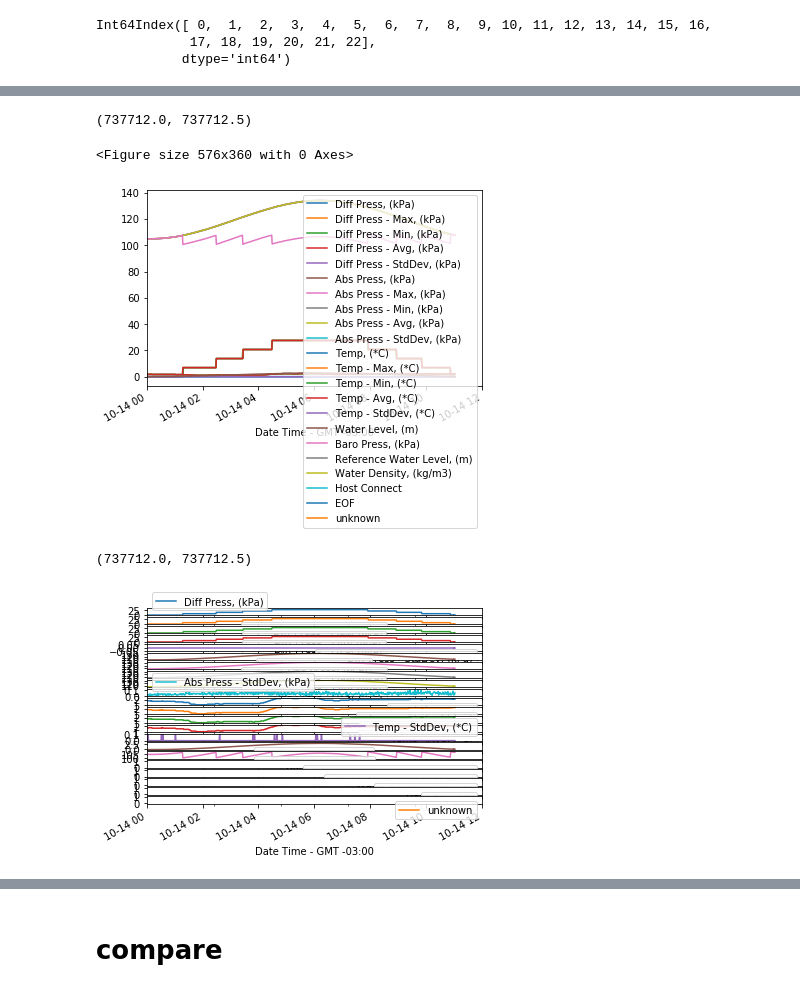
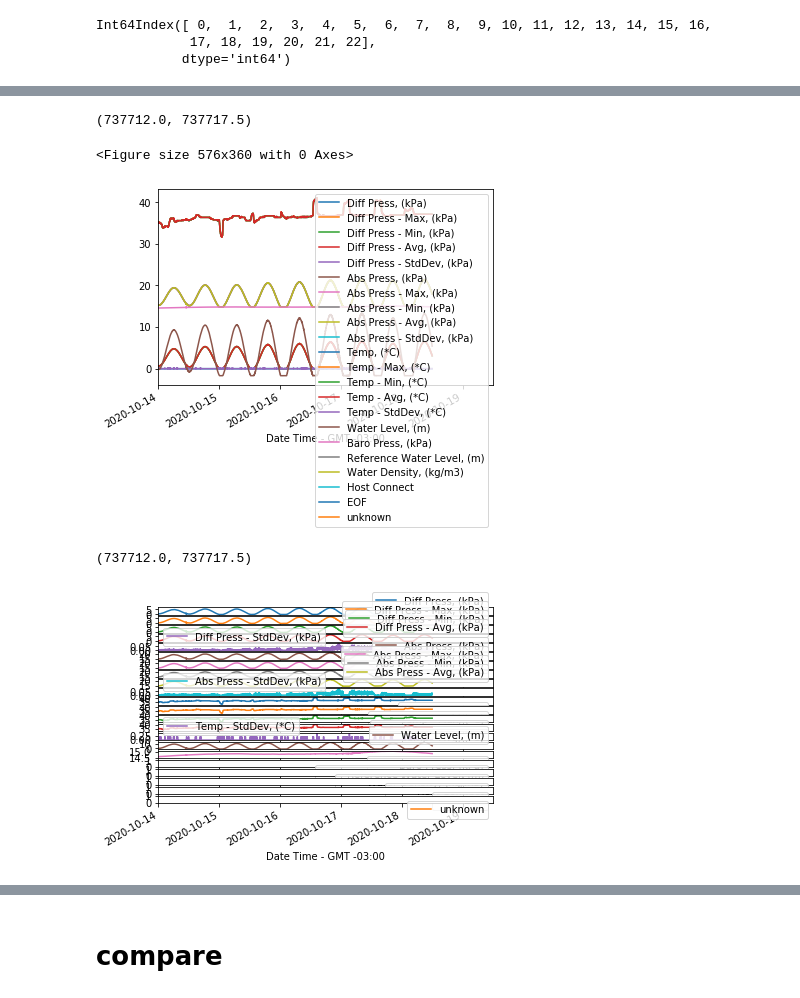
Before and after one commit to ldeo-arctictides/tidegauges-historical, a Jupyter notebook: test_read_VLIZrealtime.ipynb, the cells around one changed output, grey strips where cells are left out. Drawn from its saved outputs; the diff is of its cells as text; code cells hidden in the pictures.

```diff
--- a/test_read_VLIZrealtime.ipynb
+++ b/test_read_VLIZrealtime.ipynb
@@ -77,7 +77,7 @@ df[['prs_shifted']].plot()
 
 ONSET
 # %%
-file_in = 'EtEllerAndet'
+file_in = 'EtEllerAndet_20201018'
 
 filepath = os.path.join(dir_in, file_in + ext)
 
@@ -160,4 +160,7 @@ rt.describe()
 8 rows × 22 columns
+# %%
+starttime = pd.Timestamp('2020-10-14T00:00')
+endtime = pd.Timestamp('2020-10-19T12:00')
 # %%
 # Set up
 fig = plt.figure(figsize=(8,5))
@@ -174,18 +177,18 @@ fig = plt.figure(figsize=(8,5))
 
 
 rt.plot()
-plt.xlim(pd.Timestamp('2020-10-14T00:00'), pd.Timestamp('2020-10-14T12:00'))
+plt.xlim(starttime, endtime)
 # %% [output]
-(737712.0, 737712.5)
+(737712.0, 737717.5)
 <Figure size 576x360 with 0 Axes>
-[figure, old version]
+[figure, new version]
 # %%
 # plt.figure(figsize=(5,15))
 rt.plot(subplots=True)#, layout=(12,2))
-plt.xlim(pd.Timestamp('2020-10-14T00:00'), pd.Timestamp('2020-10-14T12:00'))
+plt.xlim(starttime, endtime)
 # %% [output]
-(737712.0, 737712.5)
+(737712.0, 737717.5)
-[figure, old version]
+[figure, new version]
 # %%
 rt[["Abs Press, (kPa)"]].plot()
 # %% [output]
```
Also changed, not shown: parts of 13 cells of this notebook, 6 other files.
